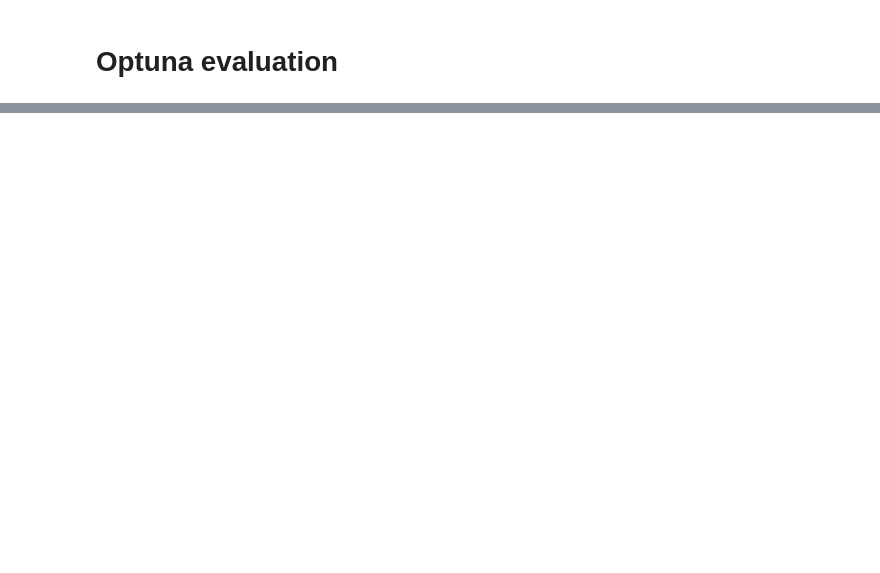
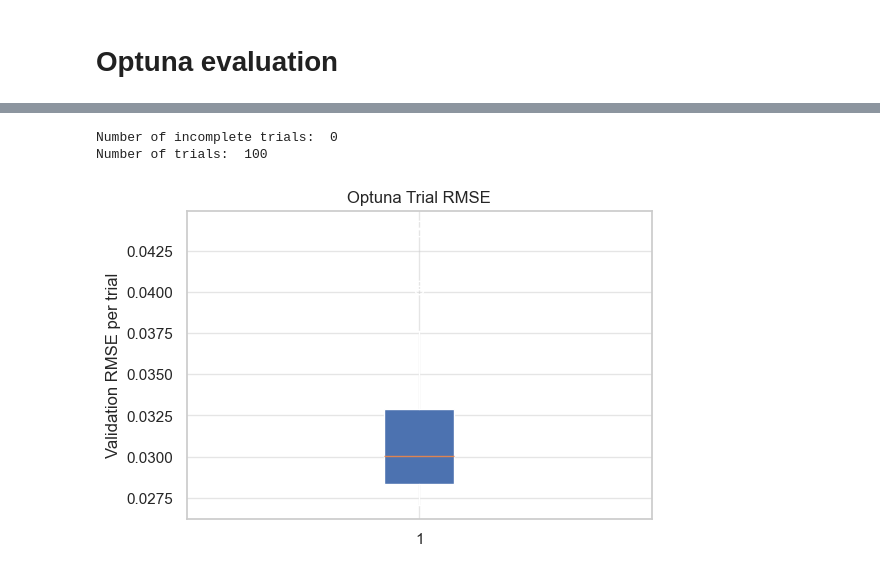
Before and after one commit to y-jenniges/time_imputation, a Jupyter notebook: tuning_evaluation.ipynb, the cells around one changed output, grey strips where cells are left out. Saved outputs shown, nothing was run; the diff lists cells and outputs as text; code cells hidden in the pictures; blank space fills up the shorter version.

```diff
--- a/tuning_evaluation.ipynb
+++ b/tuning_evaluation.ipynb
@@ -84,8 +116,10 @@ print(study.best_trial)
 incomplete_trials = []
 for trial in study.trials:
     if trial.state != TrialState.COMPLETE:
-        # print(trial.number)
-        # print(trial.params)
         incomplete_trials.append(trial)
 
 print("Number of incomplete trials: ", len(incomplete_trials))
+print("Number of trials: ", len(study.trials))
+# %% [output]
+Number of incomplete trials:  0
+Number of trials:  100
@@ -94,10 +126,12 @@ len(study.trials)
 # %%
-trial_times = [trial.value for trial in study.trials if trial.value is not None]
+trial_rmses = [trial.value for trial in study.trials if trial.value is not None]
 plt.figure(figsize=(6, 4))
-plt.boxplot(trial_times, vert=True, patch_artist=True)
+plt.boxplot(trial_rmses, vert=True, patch_artist=True)
 plt.ylabel("Validation RMSE per trial")
 plt.title("Optuna Trial RMSE")
 plt.show()
+# %% [output]
+[figure, added]
 # %%
 trial_times = [trial.duration.total_seconds() for trial in study.trials if trial.duration is not None]
 plt.figure(figsize=(6, 4))
```
Also changed, not shown: parts of 29 cells of this notebook, 1 other file.
